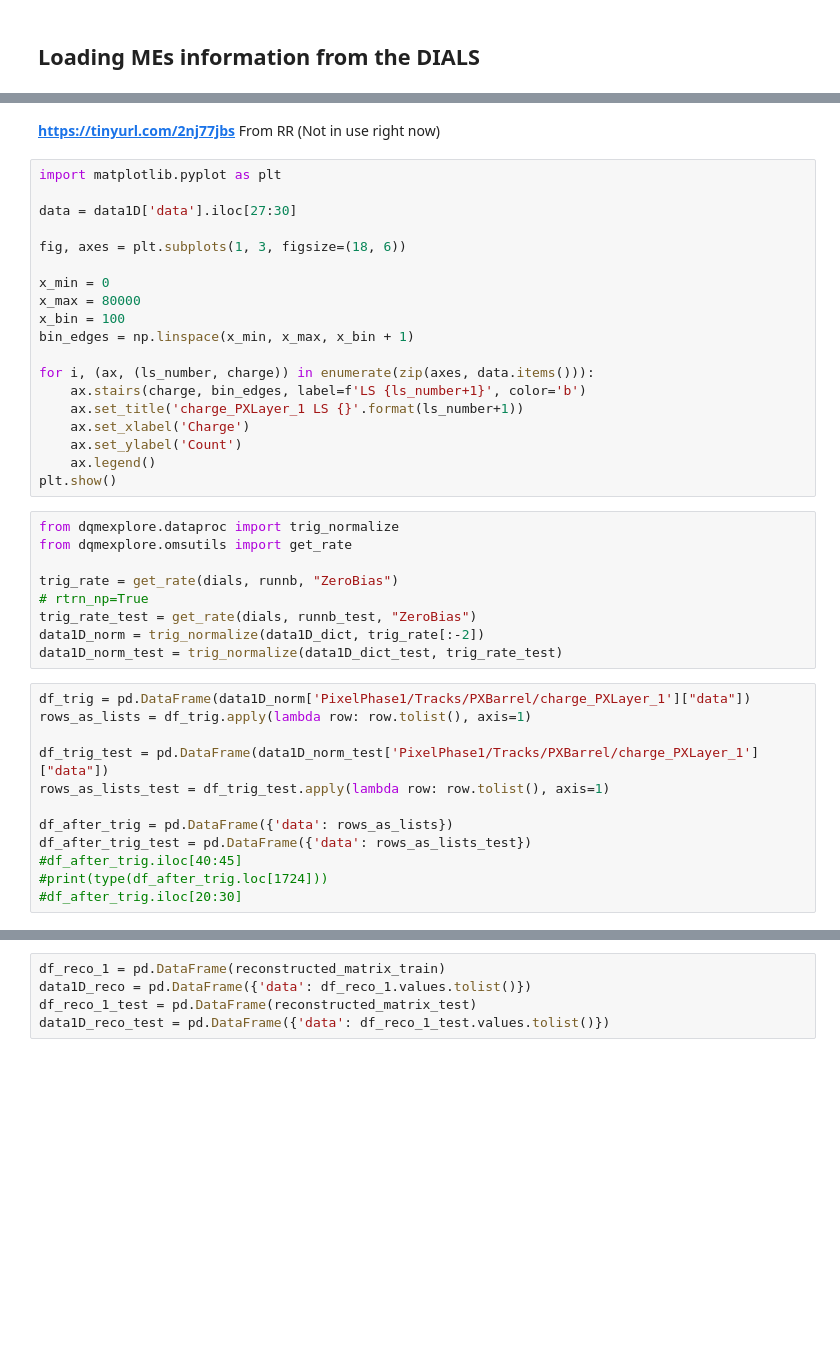
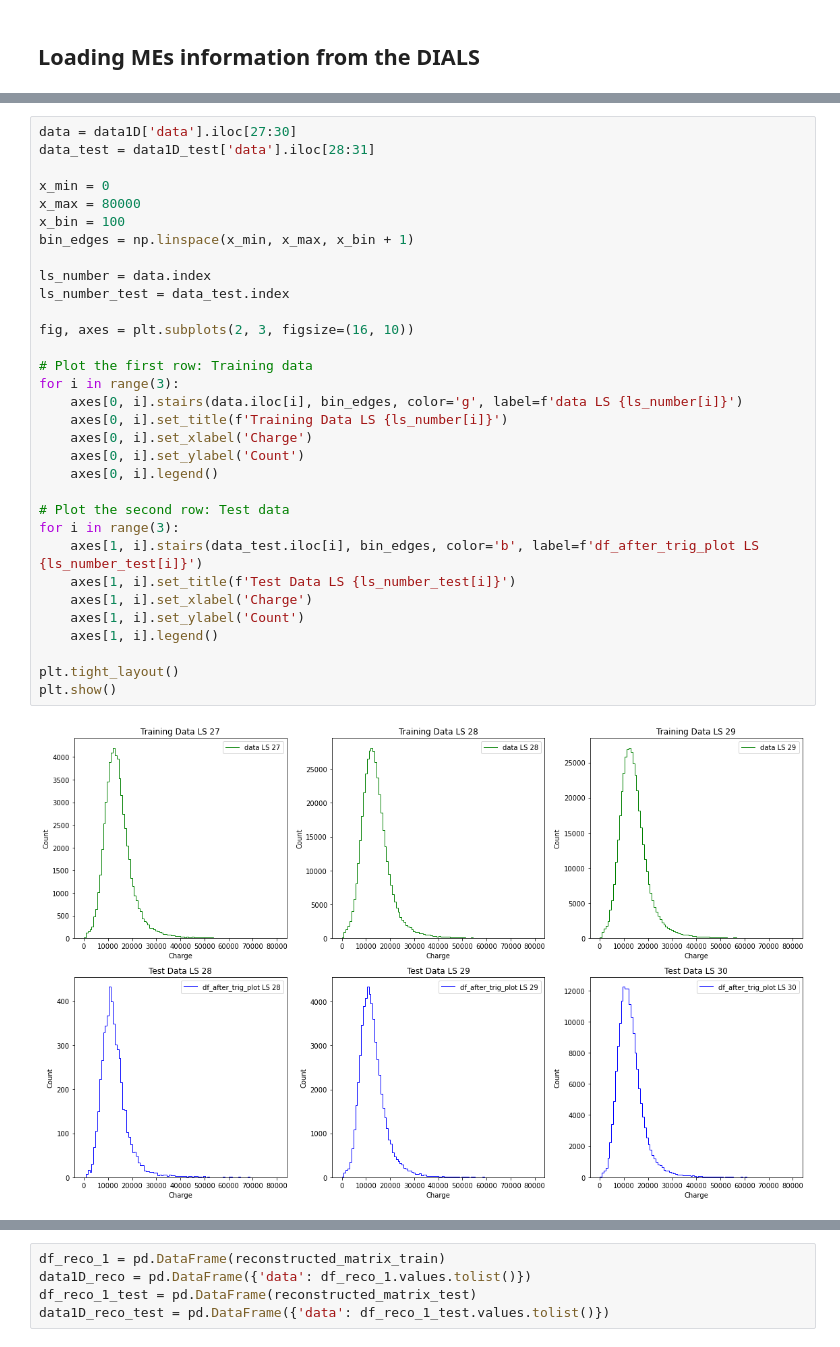
Before and after one commit to tetianmaz/NMF_dials, a Jupyter notebook: notebooks/NMF_loading_dials.ipynb, the cells around one changed output, grey strips where cells are left out. Cells and saved outputs as stored; diff of their text form; blank space fills up the shorter version.

Commit message:
DataReconstruction class with trend plots

```diff
--- a/notebooks/NMF_loading_dials.ipynb
+++ b/notebooks/NMF_loading_dials.ipynb
@@ -63,42 +105,34 @@ print(data1D_dict_test['PixelPhase1/Tracks/PXBarrel/charge_PXLayer_1']['data'])
-# %% [markdown]
-__https://tinyurl.com/2nj77jbs__ From RR (Not in use right now)
 # %%
-import matplotlib.pyplot as plt
-
 data = data1D['data'].iloc[27:30]
-
-fig, axes = plt.subplots(1, 3, figsize=(18, 6))
+data_test = data1D_test['data'].iloc[28:31]
 
 x_min = 0
 x_max = 80000
 x_bin = 100
 bin_edges = np.linspace(x_min, x_max, x_bin + 1)
 
-for i, (ax, (ls_number, charge)) in enumerate(zip(axes, data.items())):
-    ax.stairs(charge, bin_edges, label=f'LS {ls_number+1}', color='b')
-    ax.set_title('charge_PXLayer_1 LS {}'.format(ls_number+1))
-    ax.set_xlabel('Charge')
-    ax.set_ylabel('Count')
-    ax.legend()
+ls_number = data.index
+ls_number_test = data_test.index
+
+fig, axes = plt.subplots(2, 3, figsize=(16, 10))
+
+# Plot the first row: Training data
+for i in range(3):
+    axes[0, i].stairs(data.iloc[i], bin_edges, color='g', label=f'data LS {ls_number[i]}')
+    axes[0, i].set_title(f'Training Data LS {ls_number[i]}')
+    axes[0, i].set_xlabel('Charge')
+    axes[0, i].set_ylabel('Count')
+    axes[0, i].legend()
+
+# Plot the second row: Test data
+for i in range(3):
+    axes[1, i].stairs(data_test.iloc[i], bin_edges, color='b', label=f'df_after_trig_plot LS {ls_number_test[i]}')
+    axes[1, i].set_title(f'Test Data LS {ls_number_test[i]}')
+    axes[1, i].set_xlabel('Charge')
+    axes[1, i].set_ylabel('Count')
+    axes[1, i].legend()
+
+plt.tight_layout()
 plt.show()
+# %% [output]
+[figure, added]
-# %%
-from dqmexplore.dataproc import trig_normalize
-from dqmexplore.omsutils import get_rate
-
-trig_rate = get_rate(dials, runnb, "ZeroBias")
-# rtrn_np=True
-trig_rate_test = get_rate(dials, runnb_test, "ZeroBias")
-data1D_norm = trig_normalize(data1D_dict, trig_rate[:-2])
-data1D_norm_test = trig_normalize(data1D_dict_test, trig_rate_test)
-# %%
-df_trig = pd.DataFrame(data1D_norm['PixelPhase1/Tracks/PXBarrel/charge_PXLayer_1']["data"])
-rows_as_lists = df_trig.apply(lambda row: row.tolist(), axis=1)
-
-df_trig_test = pd.DataFrame(data1D_norm_test['PixelPhase1/Tracks/PXBarrel/charge_PXLayer_1']["data"])
-rows_as_lists_test = df_trig_test.apply(lambda row: row.tolist(), axis=1)
-
-df_after_trig = pd.DataFrame({'data': rows_as_lists})
-df_after_trig_test = pd.DataFrame({'data': rows_as_lists_test})
-#df_after_trig.iloc[40:45]
-#print(type(df_after_trig.loc[1724]))
-#df_after_trig.iloc[20:30]
```
Also changed, not shown: parts of 31 cells of this notebook, 2 other files.
